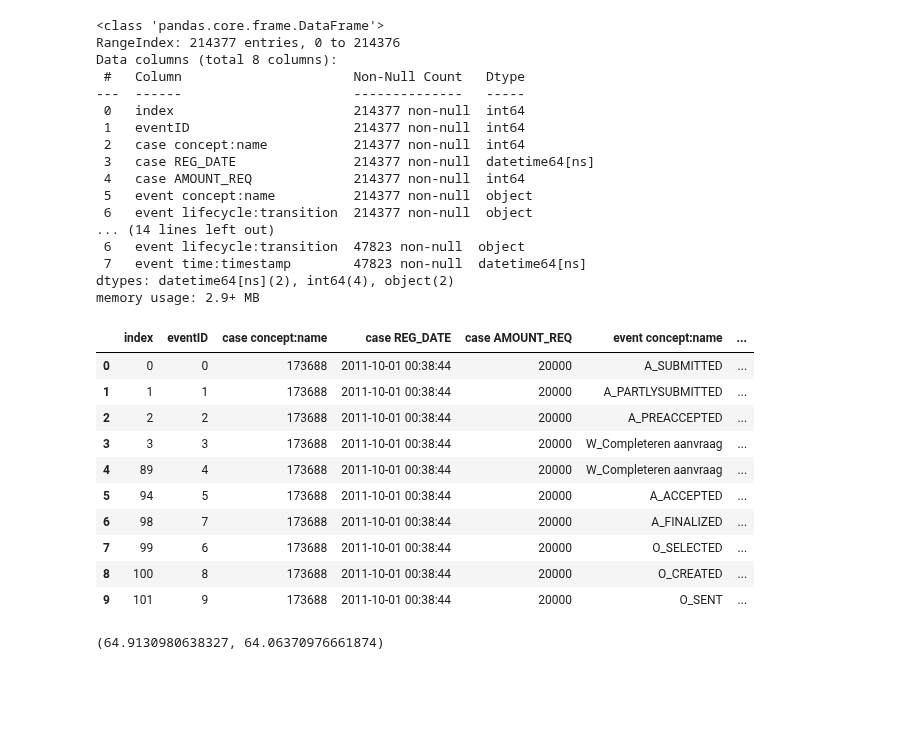
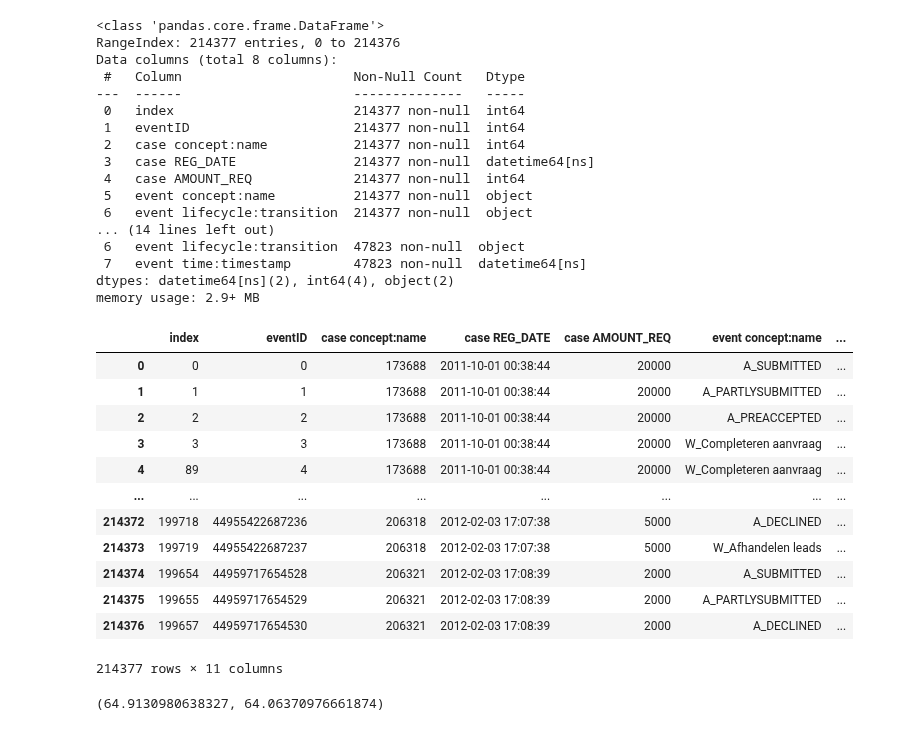
Before and after one commit to Elite-NL/Process_Mining, a Jupyter notebook: Deliverable Tool.ipynb, the cells around one changed output. Saved outputs shown, nothing was run; the diff lists cells and outputs as text; code cells hidden in the pictures; blank space fills up the shorter version.

```diff
--- a/Deliverable Tool.ipynb
+++ b/Deliverable Tool.ipynb
@@ -72,20 +74,22 @@ Data columns (total 8 columns):
  7   event time:timestamp        47823 non-null  datetime64[ns]
 dtypes: datetime64[ns](2), int64(4), object(2)
 memory usage: 2.9+ MB
-# %%
-df.head(10)
-# %% [output]
-|  | index | eventID | case concept:name | case REG_DATE | case AMOUNT_REQ | event concept:name | ... |
-| 0 | 0 | 0 | 173688 | 2011-10-01 00:38:44 | 20000 | A_SUBMITTED | ... |
-| 1 | 1 | 1 | 173688 | 2011-10-01 00:38:44 | 20000 | A_PARTLYSUBMITTED | ... |
-| 2 | 2 | 2 | 173688 | 2011-10-01 00:38:44 | 20000 | A_PREACCEPTED | ... |
-| 3 | 3 | 3 | 173688 | 2011-10-01 00:38:44 | 20000 | W_Completeren aanvraag | ... |
-| 4 | 89 | 4 | 173688 | 2011-10-01 00:38:44 | 20000 | W_Completeren aanvraag | ... |
-| 5 | 94 | 5 | 173688 | 2011-10-01 00:38:44 | 20000 | A_ACCEPTED | ... |
-| 6 | 98 | 7 | 173688 | 2011-10-01 00:38:44 | 20000 | A_FINALIZED | ... |
-| 7 | 99 | 6 | 173688 | 2011-10-01 00:38:44 | 20000 | O_SELECTED | ... |
-| 8 | 100 | 8 | 173688 | 2011-10-01 00:38:44 | 20000 | O_CREATED | ... |
-| 9 | 101 | 9 | 173688 | 2011-10-01 00:38:44 | 20000 | O_SENT | ... |
+# %%
+df.sort
+# %% [output]
+|  | index | eventID | case concept:name | case REG_DATE | case AMOUNT_REQ | event concept:name | ... |
+| 0 | 0 | 0 | 173688 | 2011-10-01 00:38:44 | 20000 | A_SUBMITTED | ... |
+| 1 | 1 | 1 | 173688 | 2011-10-01 00:38:44 | 20000 | A_PARTLYSUBMITTED | ... |
+| 2 | 2 | 2 | 173688 | 2011-10-01 00:38:44 | 20000 | A_PREACCEPTED | ... |
+| 3 | 3 | 3 | 173688 | 2011-10-01 00:38:44 | 20000 | W_Completeren aanvraag | ... |
+| 4 | 89 | 4 | 173688 | 2011-10-01 00:38:44 | 20000 | W_Completeren aanvraag | ... |
+| ... | ... | ... | ... | ... | ... | ... | ... |
+| 214372 | 199718 | 44955422687236 | 206318 | 2012-02-03 17:07:38 | 5000 | A_DECLINED | ... |
+| 214373 | 199719 | 44955422687237 | 206318 | 2012-02-03 17:07:38 | 5000 | W_Afhandelen leads | ... |
+| 214374 | 199654 | 44959717654528 | 206321 | 2012-02-03 17:08:39 | 2000 | A_SUBMITTED | ... |
+| 214375 | 199655 | 44959717654529 | 206321 | 2012-02-03 17:08:39 | 2000 | A_PARTLYSUBMITTED | ... |
+| 214376 | 199657 | 44959717654530 | 206321 | 2012-02-03 17:08:39 | 2000 | A_DECLINED | ... |
+214377 rows × 11 columns
 # %%
 # Accuracy % of the baseline event predictions:
 
```
Also changed, not shown: parts of 1 cell of this notebook, 1 other file.
